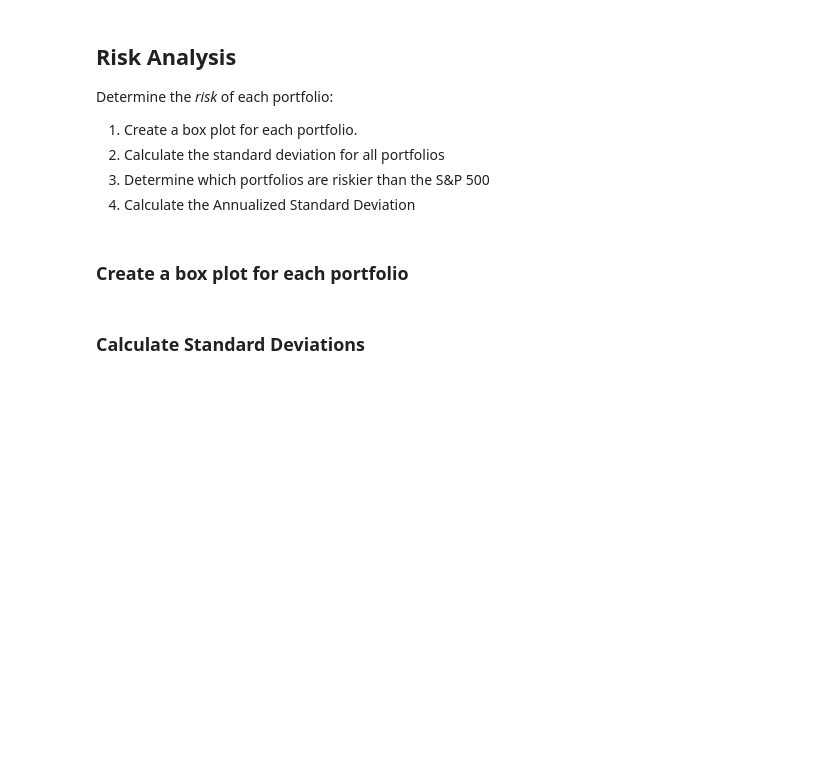
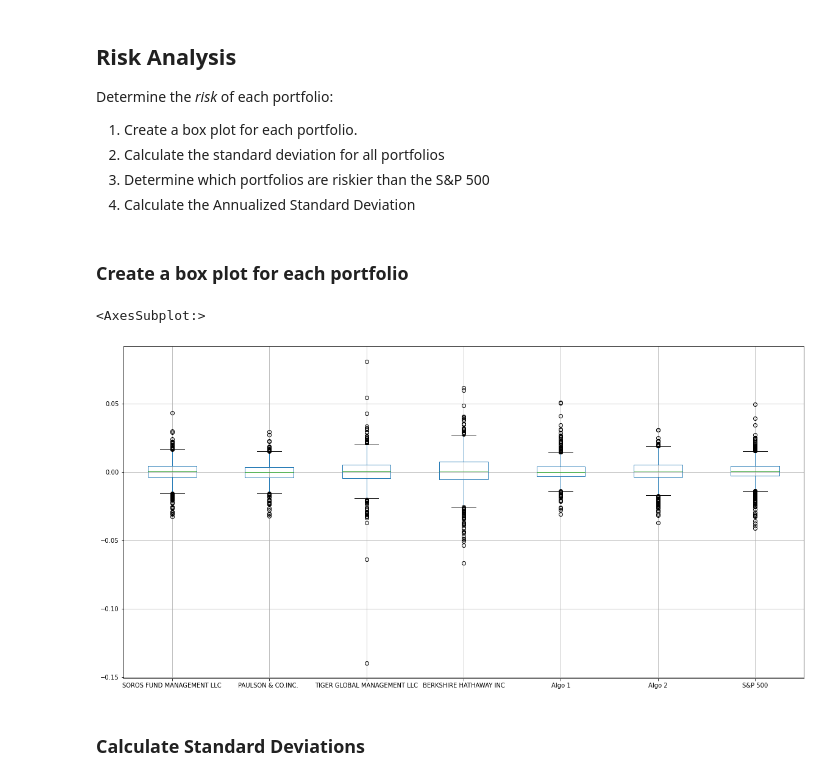
Before and after one commit to vweinblatt123/HW4-Whale-Analysis, a Jupyter notebook: whale_analysis.ipynb, the cells around one changed output. Saved outputs shown, nothing was run; the diff lists cells and outputs as text; code cells hidden in the pictures; blank space fills up the shorter version.

```diff
--- a/whale_analysis.ipynb
+++ b/whale_analysis.ipynb
@@ -197,6 +197,10 @@ Determine the _risk_ of each portfolio:
 ### Create a box plot for each portfolio
 # %%
 # Box plot to visually show risk
+combined_returns.boxplot(figsize = (20,10))
+# %% [output]
+<AxesSubplot:>
+[figure, added]
 # %% [markdown]
 ### Calculate Standard Deviations
 # %%
```
Also changed, not shown: parts of 4 cells of this notebook.
